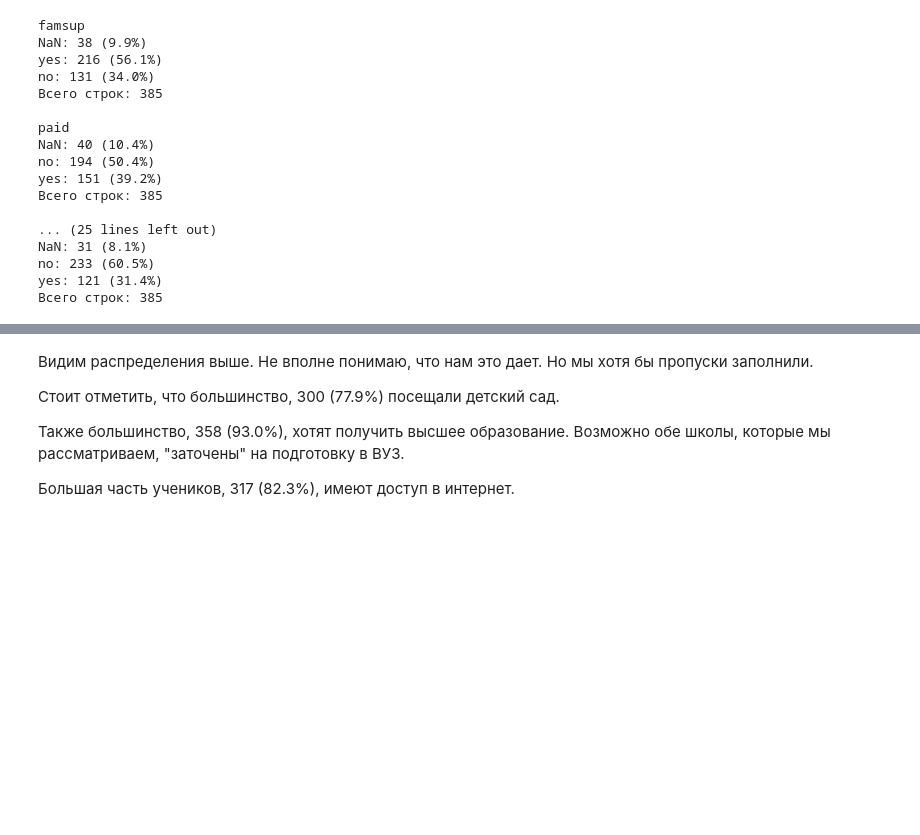
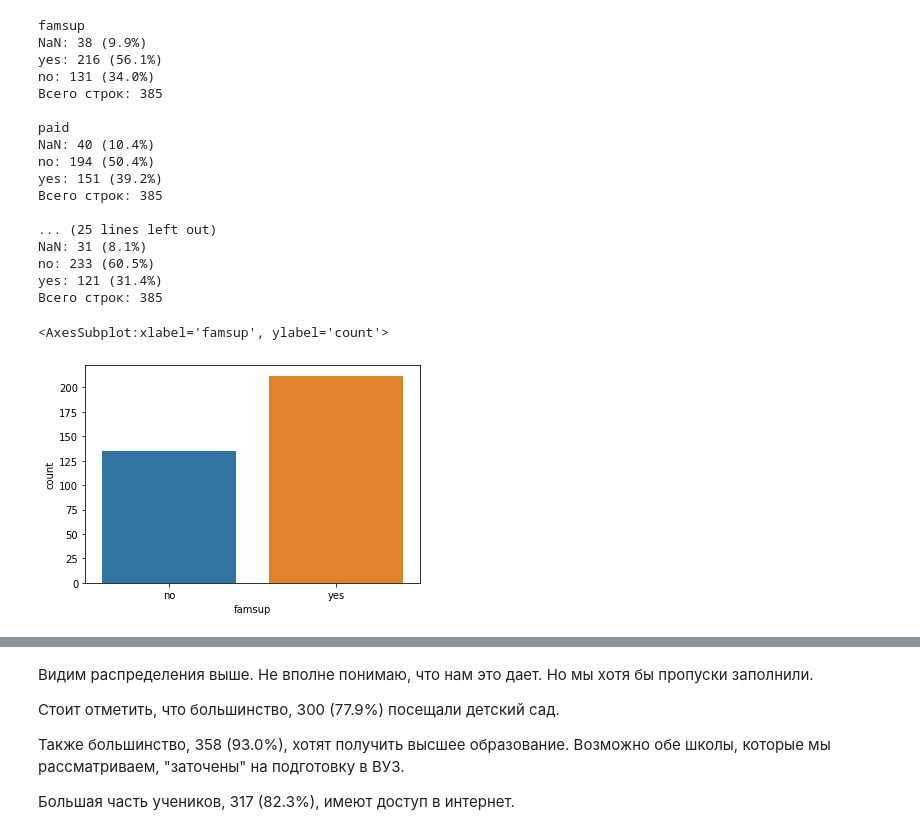
Before and after one commit to HippoCat/SF_Projects_DST-52_DK, a Jupyter notebook: module_02_EDA/Project_2._EDA_UNICEF_Students.ipynb, the cells around one changed output, grey strips where cells are left out. Drawn from its saved outputs; the diff is of its cells as text; code cells hidden in the pictures; blank space fills up the shorter version.

```diff
--- a/module_02_EDA/Project_2._EDA_UNICEF_Students.ipynb
+++ b/module_02_EDA/Project_2._EDA_UNICEF_Students.ipynb
@@ -866,3 +864,10 @@ NaN: 31 (8.1%)
 no: 233 (60.5%)
 yes: 121 (31.4%)
 Всего строк: 385
+# %%
+# list_of_columns = ['famsup', 'paid', 'activities', 'nursery', 'higher', 'internet', 'romantic']
+
+sns.countplot(x = 'famsup', data = students)
+# %% [output]
+<AxesSubplot:xlabel='famsup', ylabel='count'>
+[figure, added]
```
Also changed, not shown: parts of 17 cells of this notebook, 1 other file.
